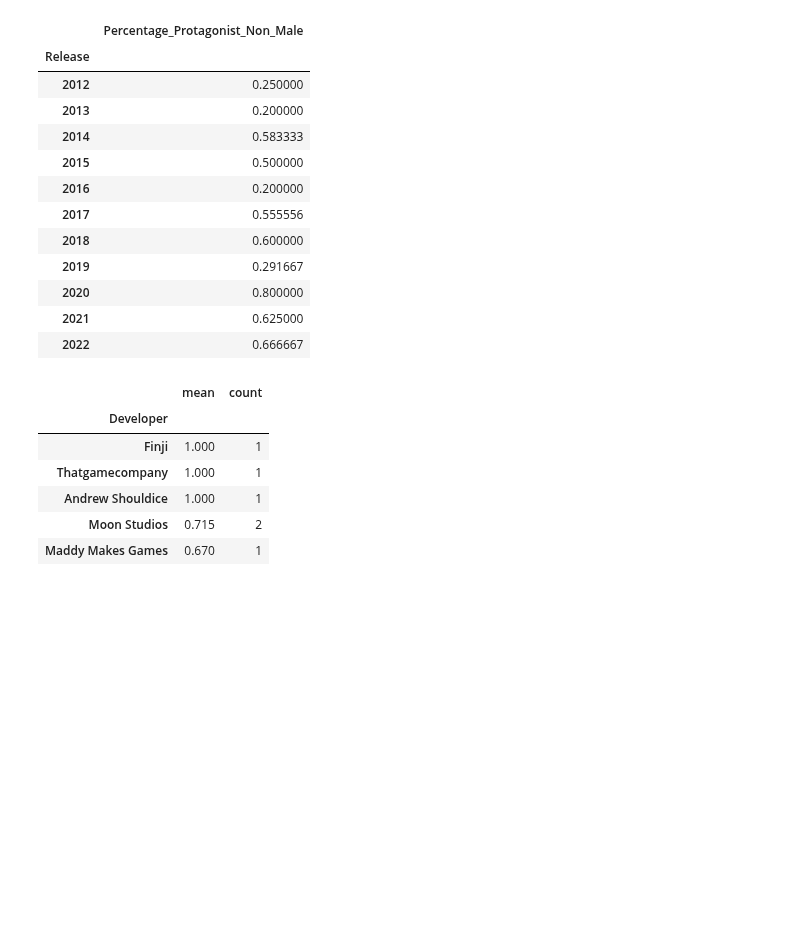
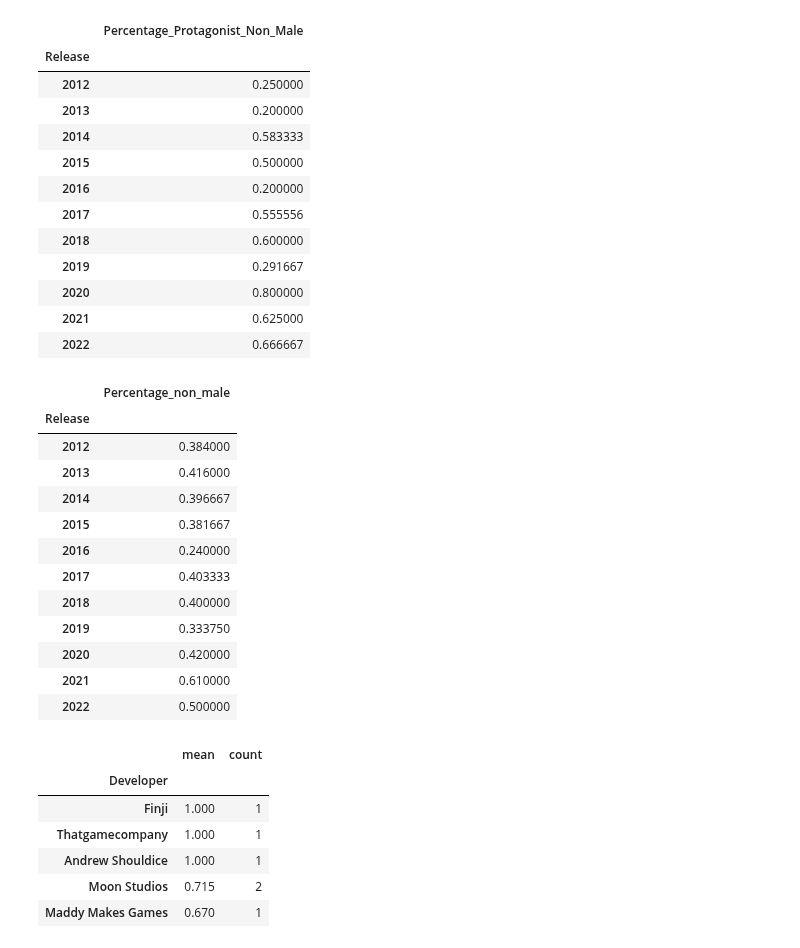
Before and after one commit to hayleyyryan/CFG_Degree_Project_Group_4, a Jupyter notebook: notebooks/data_exploration_games.ipynb, the cells around one changed output. Cells and saved outputs as stored; diff of their text form; code cells hidden in the pictures; blank space fills up the shorter version.

```diff
--- a/notebooks/data_exploration_games.ipynb
+++ b/notebooks/data_exploration_games.ipynb
@@ -143,6 +177,23 @@ df.groupby(df["Release"].dt.year)['Percentage_Protagonist_Non_Male'].mean().to_f
 | 2022 | 0.666667 |
 # %%
 # The average, when tallying all games, is for games to have 40% non-male side characters.
+# %%
+# The average of non-male characters per year.
+df.groupby(df["Release"].dt.year)['Percentage_non_male'].mean().to_frame()
+# %% [output]
+|  | Percentage_non_male |
+| Release |  |
+| 2012 | 0.384000 |
+| 2013 | 0.416000 |
+| 2014 | 0.396667 |
+| 2015 | 0.381667 |
+| 2016 | 0.240000 |
+| 2017 | 0.403333 |
+| 2018 | 0.400000 |
+| 2019 | 0.333750 |
+| 2020 | 0.420000 |
+| 2021 | 0.610000 |
+| 2022 | 0.500000 |
 # %%
 # The table below demonstrates the developers with the highest amount of non-male characters in their games
 df.groupby("Developer")["Percentage_non_male"].aggregate(['mean', 'count']).sort_values(by='mean', ascending=False).head(5)
```
Also changed, not shown: parts of 8 cells of this notebook, 1 other file.
